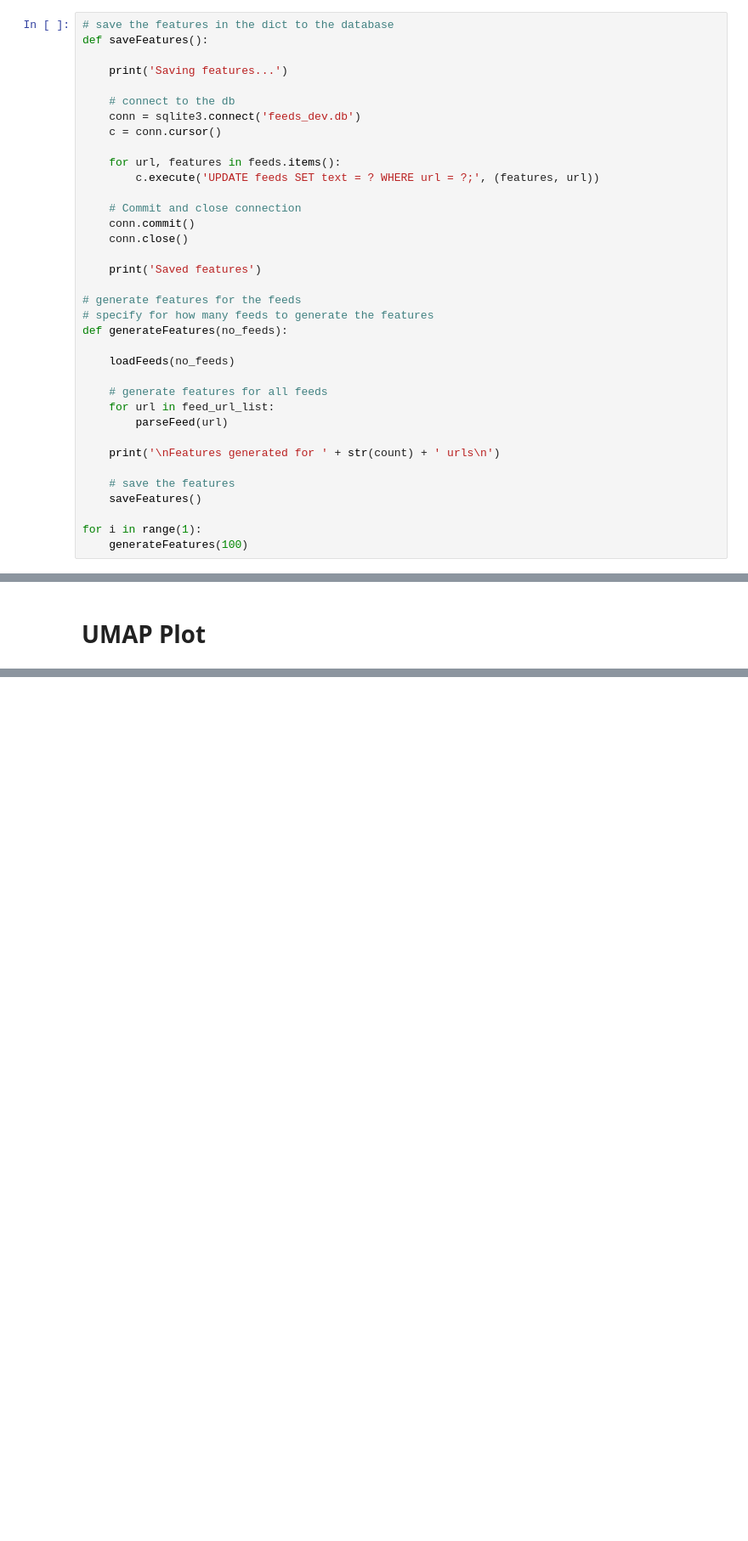
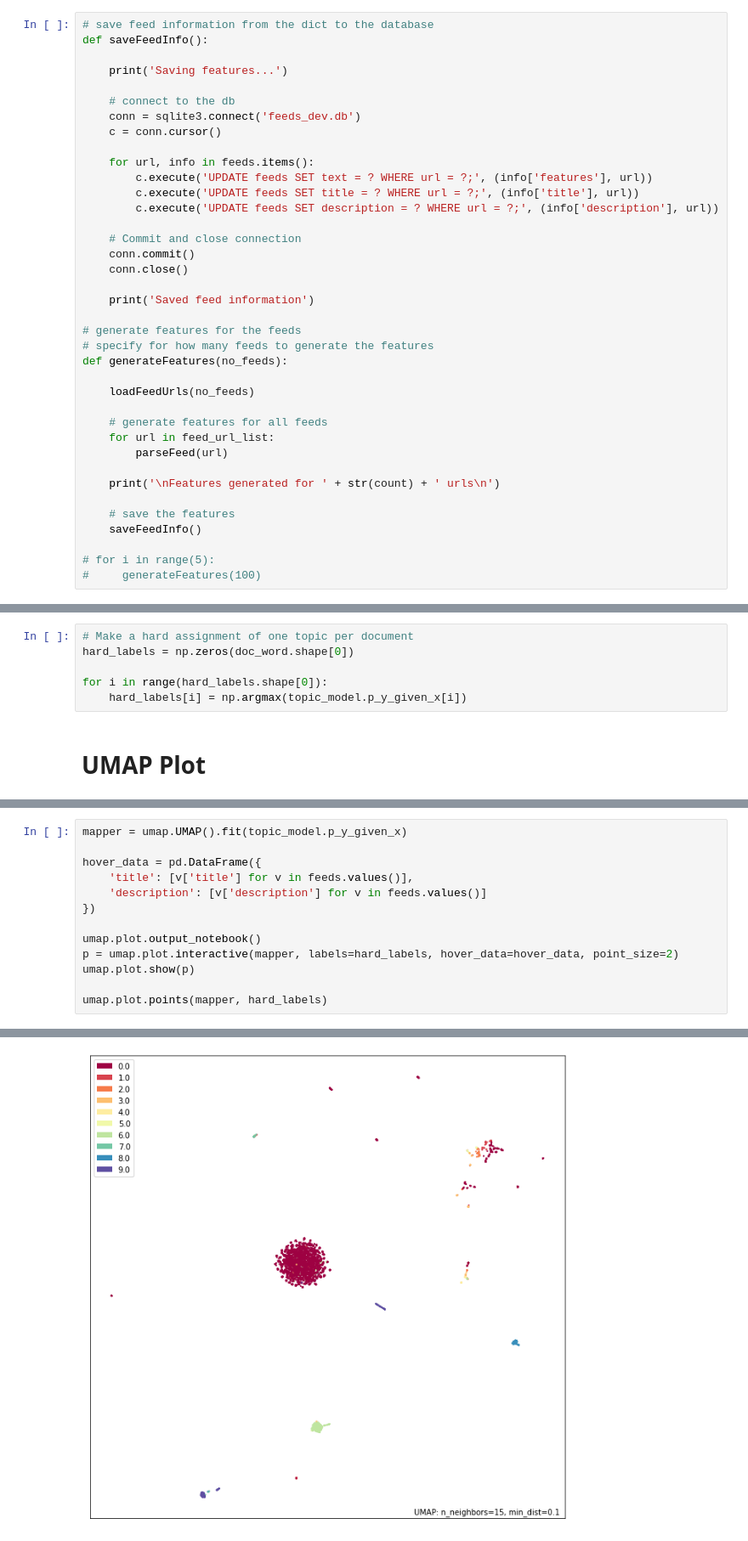
Before and after one commit to tudorducaru/recommender_system, a Jupyter notebook: feature_extraction.ipynb, the cells around one changed output, grey strips where cells are left out. Shown at 85% size. Saved outputs shown, nothing was run; the diff lists cells and outputs as text; blank space fills up the shorter version.

```diff
--- a/feature_extraction.ipynb
+++ b/feature_extraction.ipynb
@@ -132,8 +137,8 @@ def parseFeed(url):
 Load the feeds from the database and generate a body of text for each feed.
 The body of text contains the feed's (processed) data.
 # %%
-# save the features in the dict to the database
-def saveFeatures():
+# save feed information from the dict to the database
+def saveFeedInfo():
 
     print('Saving features...')
 
@@ -141,20 +146,22 @@ def saveFeatures():
     conn = sqlite3.connect('feeds_dev.db')
     c = conn.cursor()
 
-    for url, features in feeds.items():
-        c.execute('UPDATE feeds SET text = ? WHERE url = ?;', (features, url))
+    for url, info in feeds.items():
+        c.execute('UPDATE feeds SET text = ? WHERE url = ?;', (info['features'], url))
+        c.execute('UPDATE feeds SET title = ? WHERE url = ?;', (info['title'], url))
+        c.execute('UPDATE feeds SET description = ? WHERE url = ?;', (info['description'], url))
 
     # Commit and close connection
     conn.commit()
     conn.close()
 
-    print('Saved features')
+    print('Saved feed information')
 
 # generate features for the feeds
 # specify for how many feeds to generate the features
 def generateFeatures(no_feeds):
 
-    loadFeeds(no_feeds)
+    loadFeedUrls(no_feeds)
 
     # generate features for all feeds
     for url in feed_url_list:
@@ -163,7 +170,7 @@ def generateFeatures(no_feeds):
     print('\nFeatures generated for ' + str(count) + ' urls\n')
 
     # save the features
-    saveFeatures()
+    saveFeedInfo()
 
-for i in range(1):
-    generateFeatures(100)
+# for i in range(5):
+#     generateFeatures(100)
@@ -299,2 +297,8 @@ print(topic_model.labels[0])
+# %%
+# Make a hard assignment of one topic per document
+hard_labels = np.zeros(doc_word.shape[0])
+
+for i in range(hard_labels.shape[0]):
+    hard_labels[i] = np.argmax(topic_model.p_y_given_x[i])
 # %% [markdown]
 # UMAP Plot
@@ -307,0 +305,14 @@ umap.plot.points(mapper)
+# %%
+mapper = umap.UMAP().fit(topic_model.p_y_given_x)
+
+hover_data = pd.DataFrame({
+    'title': [v['title'] for v in feeds.values()],
+    'description': [v['description'] for v in feeds.values()]
+})
+
+umap.plot.output_notebook()
+p = umap.plot.interactive(mapper, labels=hard_labels, hover_data=hover_data, point_size=2)
+umap.plot.show(p)
+
+umap.plot.points(mapper, hard_labels)
+# %% [output]
@@ -307,0 +324 @@ umap.plot.points(mapper)
+[figure, added]
```
Also changed, not shown: parts of 12 cells of this notebook.
